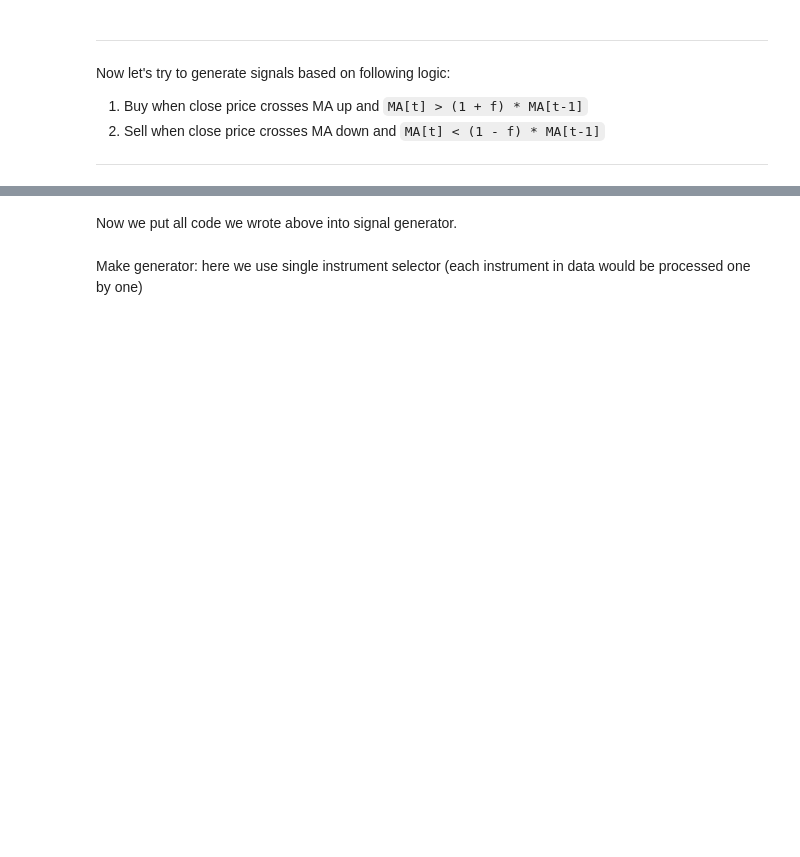
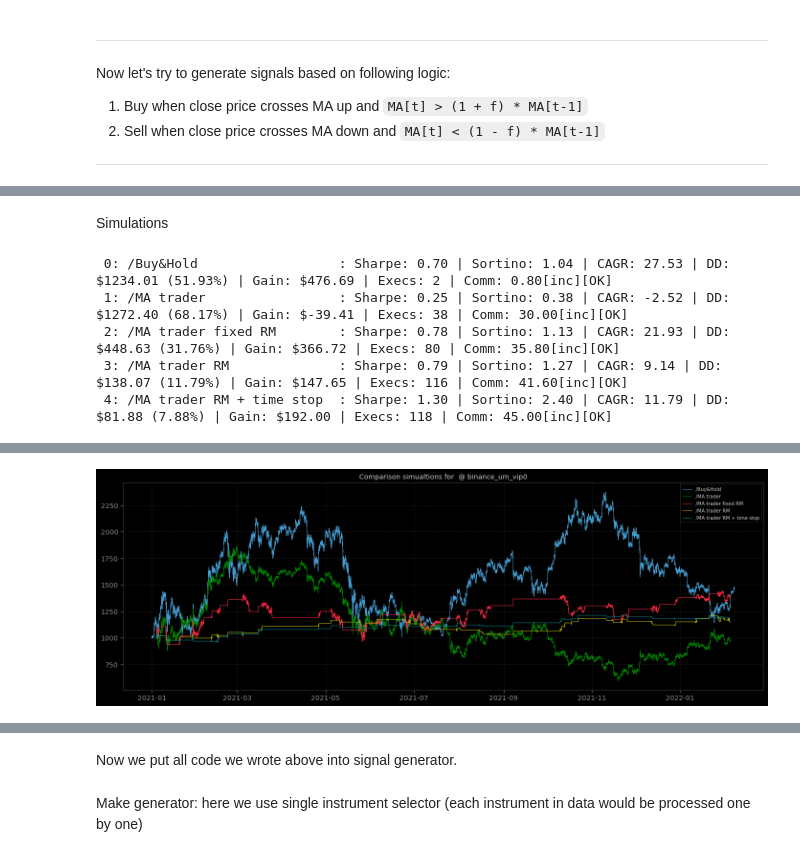
Before and after one commit to appliedalphacom/qlearn, a Jupyter notebook: examples/0. Backtesting Tutorial.ipynb, the cells around one changed output, grey strips where cells are left out. Cells and saved outputs as stored; diff of their text form; code cells hidden in the pictures; blank space fills up the shorter version.

```diff
--- a/examples/0. Backtesting Tutorial.ipynb
+++ b/examples/0. Backtesting Tutorial.ipynb
@@ -157,0 +323,3 @@ signals
+# %%
+buy_and_hold = pd.Series([+1, 0], index=[pd.Timestamp('2021-01-01'), btc1H.index[-1]], name='BTCUSDT')
+buy_and_hold
@@ -158,19 +330,39 @@ signals
+# %% [markdown]
+Simulations
 # %%
 r_ma = q.simulation({
+
+    # Buy and hold benchmark
+    'Buy&Hold': 1000 * buy_and_hold,
 
     # Simple reverse systems
     'MA trader': 1000 * signals['2021':],
 
+    # Fixed risk managenement: take if price and 1.5% lose
+    'MA trader fixed RM': [signals['2021':], q.FixedTrader(1000, 3000, 6000) ],
+
     # Fixed risk managenement: 3% take and 1.5% lose
-#     'MA trader RM': [signals['2021':], q.FixedPctTrader(1000, 3/100, 1.5/100) ],
+    'MA trader RM': [signals['2021':], q.FixedPctTrader(1000, 3/100, 1.5/100) ],
 
     # Fixed risk managenement + close positions by time (after 3 Hours)
-#     'MA trader RM + time stop': [signals['2021':], q.PipelineTracker(
-#         q.FixedPctTrader(1000, 3/100, 1.5/100), q.TimeExpirationTracker('3h'))
-#     ]
+    'MA trader RM + time stop': [signals['2021':], q.PipelineTracker(
+        q.FixedPctTrader(1000, 3/100, 1.5/100),
+        q.TimeExpirationTracker('3h')
+    )
+    ]
 
     },
 
-    btc.ohlc('5Min'),  # data for testing (we use 5Min frame)
+    btc.ohlc('15Min'),  # data for testing (we use 15Min frame)
+
     'binance_um_vip0', # broker - it allows to calculate commissions etc
 )
+# %%
+fig(18, 6)
+r_ma.report(1000)
+# %% [output]
+ 0: /Buy&Hold                  : Sharpe: 0.70 | Sortino: 1.04 | CAGR: 27.53 | DD: $1234.01 (51.93%) | Gain: $476.69 | Execs: 2 | Comm: 0.80[inc][OK]
+ 1: /MA trader                 : Sharpe: 0.25 | Sortino: 0.38 | CAGR: -2.52 | DD: $1272.40 (68.17%) | Gain: $-39.41 | Execs: 38 | Comm: 30.00[inc][OK]
+ 2: /MA trader fixed RM        : Sharpe: 0.78 | Sortino: 1.13 | CAGR: 21.93 | DD: $448.63 (31.76%) | Gain: $366.72 | Execs: 80 | Comm: 35.80[inc][OK]
+ 3: /MA trader RM              : Sharpe: 0.79 | Sortino: 1.27 | CAGR: 9.14 | DD: $138.07 (11.79%) | Gain: $147.65 | Execs: 116 | Comm: 41.60[inc][OK]
+ 4: /MA trader RM + time stop  : Sharpe: 1.30 | Sortino: 2.40 | CAGR: 11.79 | DD: $81.88 (7.88%) | Gain: $192.00 | Execs: 118 | Comm: 45.00[inc][OK]
@@ -177 +375,2 @@ r_ma = q.simulation({
+[figure, added]
 # %%
```
Also changed, not shown: parts of 43 cells of this notebook.
